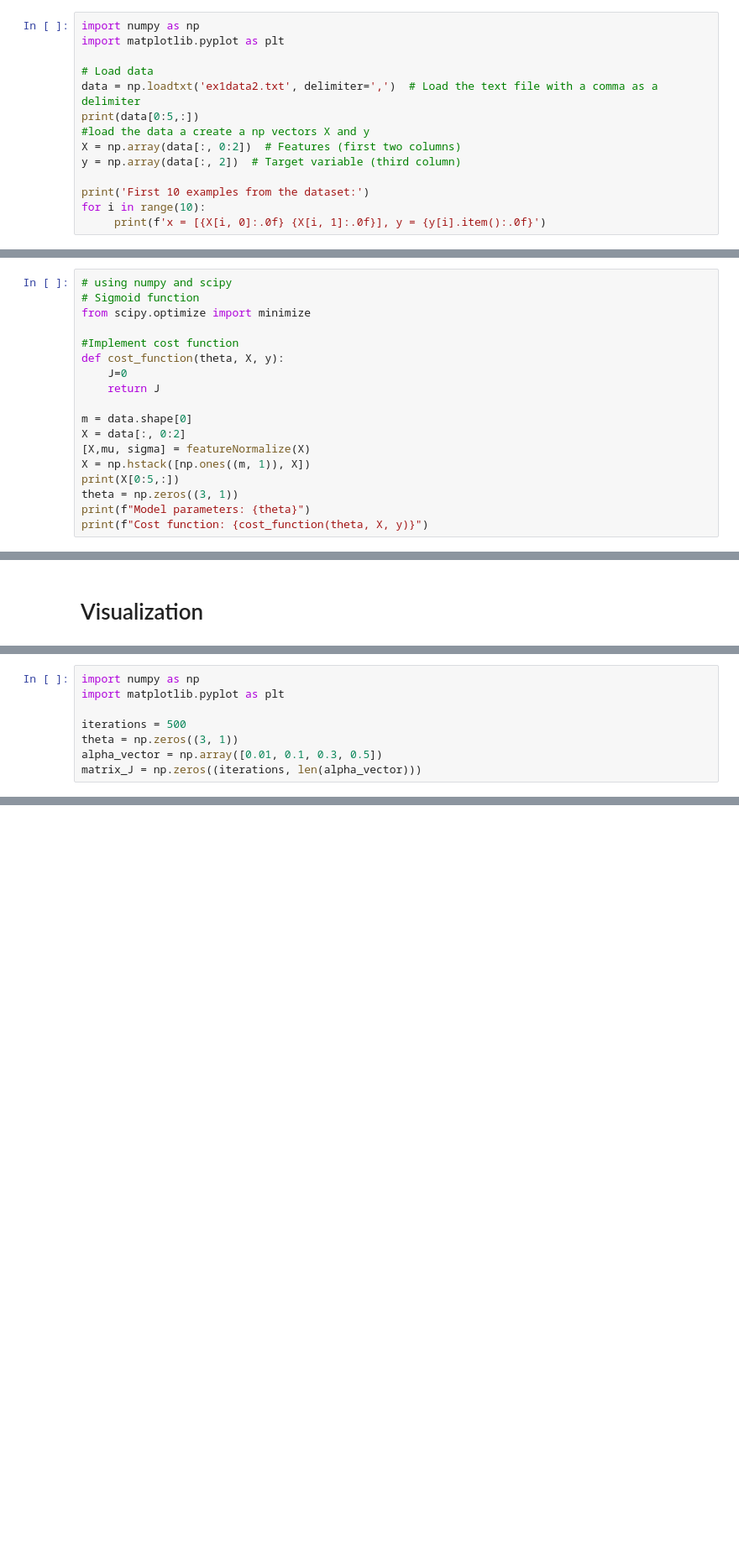
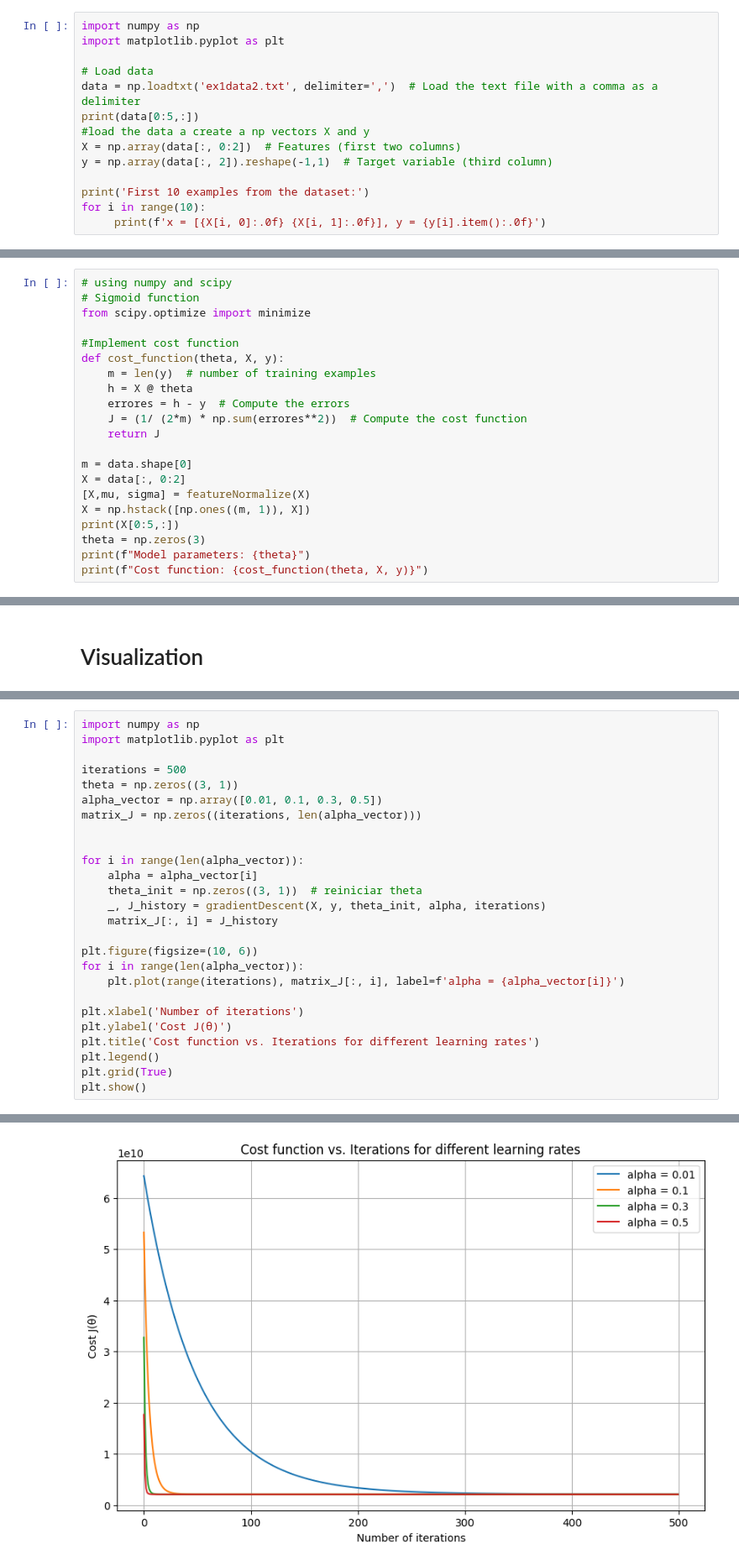
Before and after one commit to undelapaz-rnap-2025I/tarea-regresion-Danielblanco01, a Jupyter notebook: Regression_multilinear.ipynb, the cells around one changed output, grey strips where cells are left out. Shown at 84% size. Cells and saved outputs as stored; diff of their text form; blank space fills up the shorter version.

```diff
--- a/Regression_multilinear.ipynb
+++ b/Regression_multilinear.ipynb
@@ -19,7 +19,7 @@ data = np.loadtxt('ex1data2.txt', delimiter=',')  # Load the text file with a co
 print(data[0:5,:])
 #load the data a create a np vectors X and y
 X = np.array(data[:, 0:2])  # Features (first two columns)
-y = np.array(data[:, 2])  # Target variable (third column)
+y = np.array(data[:, 2]).reshape(-1,1)  # Target variable (third column)
 
 print('First 10 examples from the dataset:')
 for i in range(10):
@@ -124,7 +128,10 @@ from scipy.optimize import minimize
 
 #Implement cost function
 def cost_function(theta, X, y):
-    J=0
+    m = len(y)  # number of training examples
+    h = X @ theta
+    errores = h - y  # Compute the errors
+    J = (1/ (2*m) * np.sum(errores**2))  # Compute the cost function
     return J
 
 m = data.shape[0]
@@ -132,7 +139,7 @@ X = data[:, 0:2]
 [X,mu, sigma] = featureNormalize(X)
 X = np.hstack([np.ones((m, 1)), X])
 print(X[0:5,:])
-theta = np.zeros((3, 1))
+theta = np.zeros(3)
 print(f"Model parameters: {theta}")
 print(f"Cost function: {cost_function(theta, X, y)}")
 # %% [output]
@@ -230,3 +242,22 @@ iterations = 500
 theta = np.zeros((3, 1))
 alpha_vector = np.array([0.01, 0.1, 0.3, 0.5])
 matrix_J = np.zeros((iterations, len(alpha_vector)))
+
+
+for i in range(len(alpha_vector)):
+    alpha = alpha_vector[i]
+    theta_init = np.zeros((3, 1))  # reiniciar theta
+    _, J_history = gradientDescent(X, y, theta_init, alpha, iterations)
+    matrix_J[:, i] = J_history
+
+plt.figure(figsize=(10, 6))
+for i in range(len(alpha_vector)):
+    plt.plot(range(iterations), matrix_J[:, i], label=f'alpha = {alpha_vector[i]}')
+
+plt.xlabel('Number of iterations')
+plt.ylabel('Cost J(θ)')
+plt.title('Cost function vs. Iterations for different learning rates')
+plt.legend()
+plt.grid(True)
+plt.show()
+# %% [output]
@@ -232,0 +281 @@ matrix_J = np.zeros((iterations, len(alpha_vector)))
+[figure, added]
```
Also changed, not shown: parts of 5 cells of this notebook.
